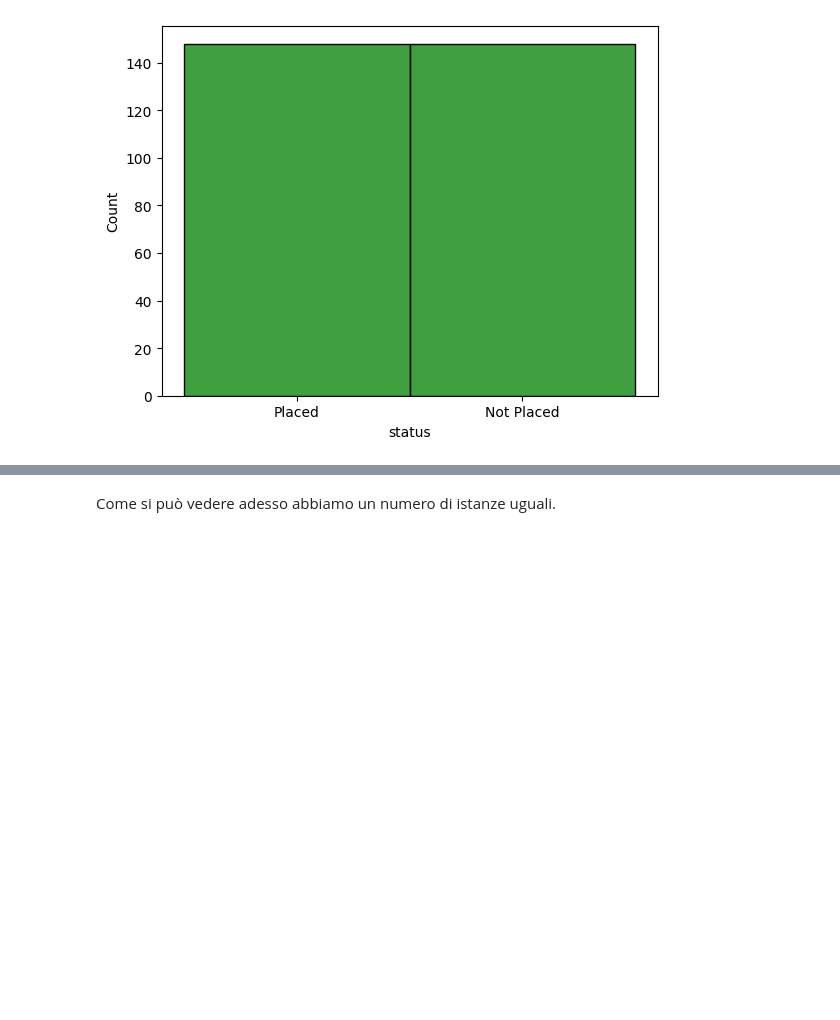
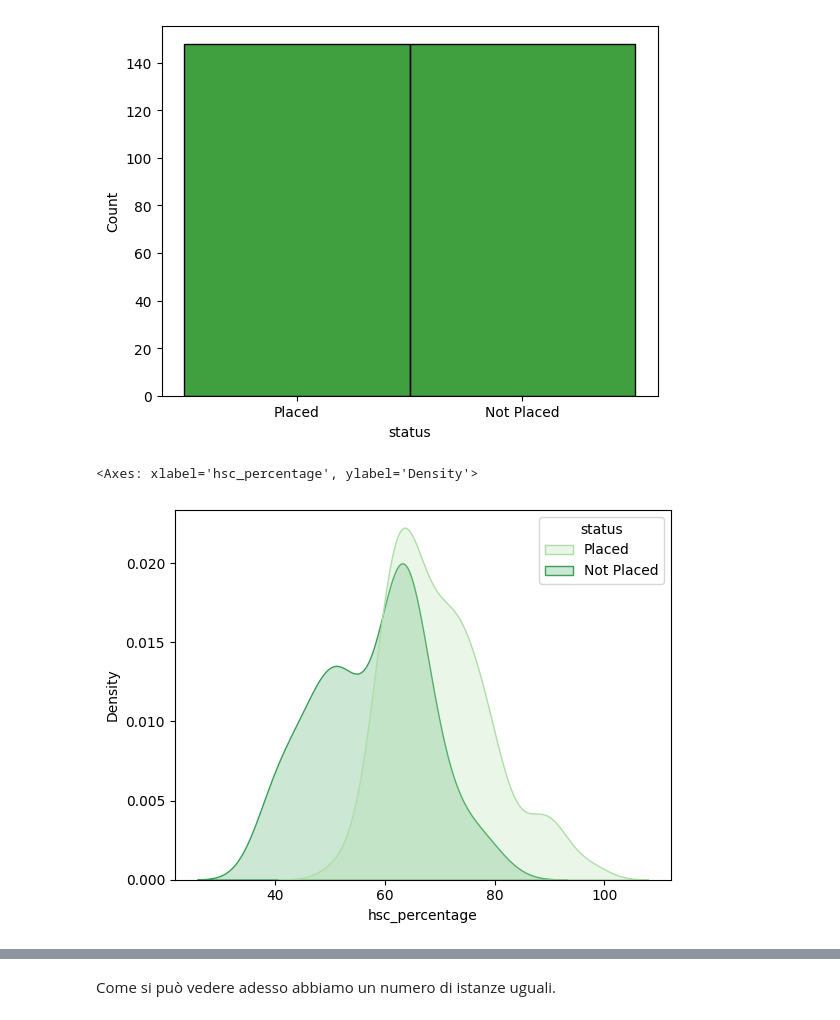
Before and after one commit to ShackWove/UGotTheJob, a Jupyter notebook: UGotTheJob.ipynb, the cells around one changed output, grey strips where cells are left out. Saved outputs shown, nothing was run; the diff lists cells and outputs as text; code cells hidden in the pictures; blank space fills up the shorter version.

```diff
--- a/UGotTheJob.ipynb
+++ b/UGotTheJob.ipynb
@@ -263,3 +263,10 @@ sbs.histplot(y, legend=True, color="green")
 # %% [output]
 <Axes: xlabel='status', ylabel='Count'>
 [figure]
+# %%
+df = pd.concat([X, y], axis=1)
+df.describe().transpose()
+sbs.kdeplot(data=df,x=numerical_features[1],hue="status",palette="Greens",fill=True)
+# %% [output]
+<Axes: xlabel='hsc_percentage', ylabel='Density'>
+[figure, added]
```
Also changed, not shown: parts of 12 cells of this notebook, 1 other file.
